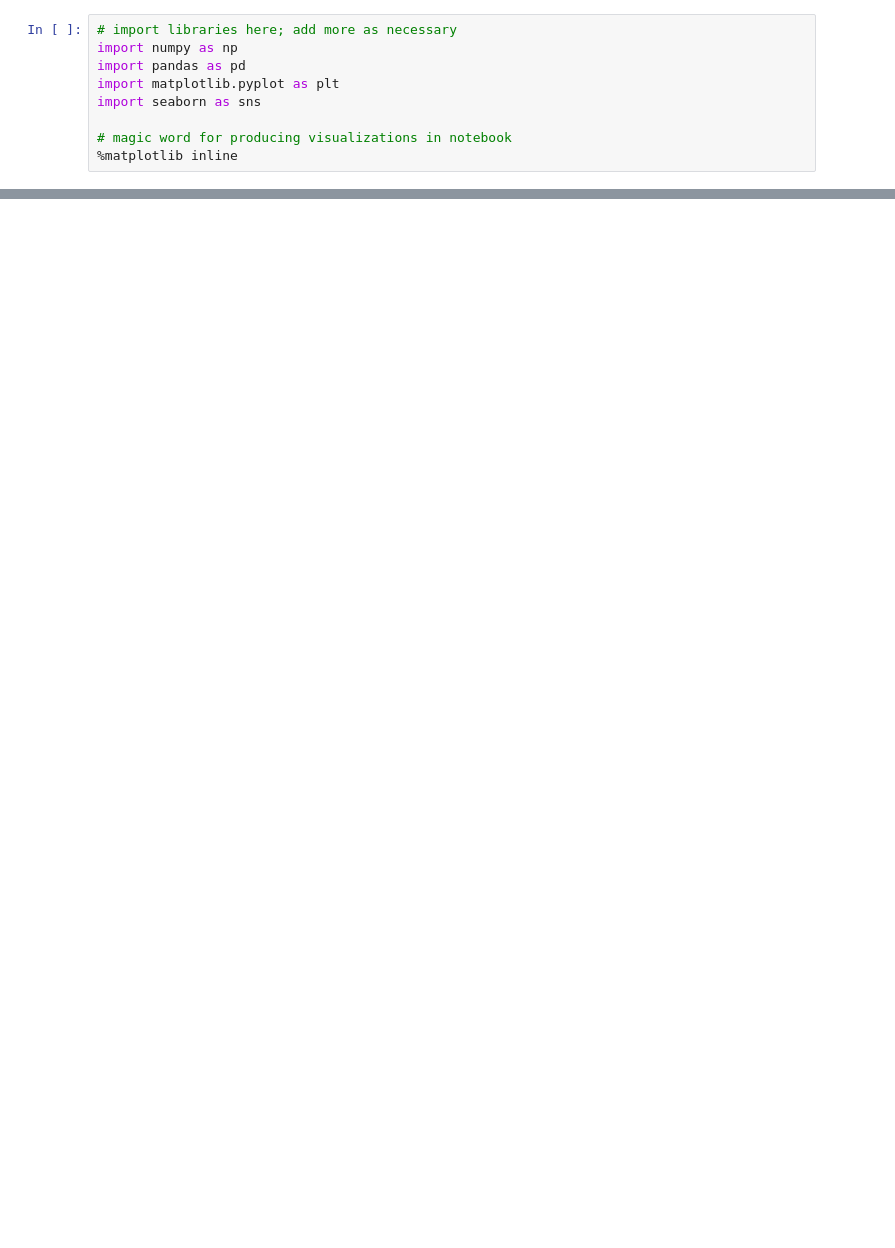
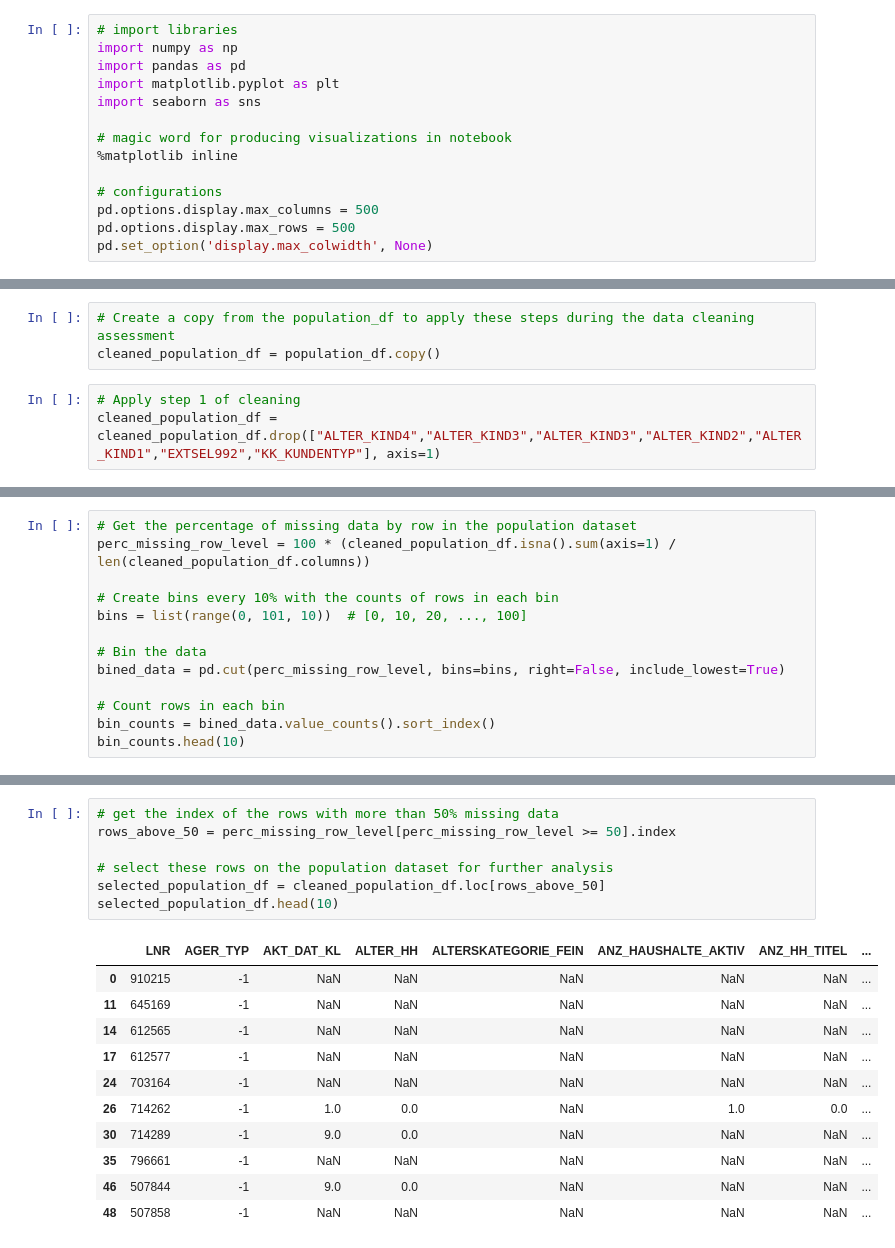
Before and after one commit to bruno-f7s/portfolio, a Jupyter notebook: arvarto-customer-segmentation/customer-segmentation-report.ipynb, the cells around one changed output, grey strips where cells are left out. Drawn from its saved outputs; the diff is of its cells as text; blank space fills up the shorter version.

Commit message:
update the notebook with data cleaning steps

```diff
--- a/arvarto-customer-segmentation/customer-segmentation-report.ipynb
+++ b/arvarto-customer-segmentation/customer-segmentation-report.ipynb
@@ -8,5 +9,5 @@ The project is divided into __two main parts__:
 # %%
-# import libraries here; add more as necessary
+# import libraries
 import numpy as np
 import pandas as pd
 import matplotlib.pyplot as plt
@@ -14,4 +15,9 @@ import seaborn as sns
 
 # magic word for producing visualizations in notebook
 %matplotlib inline
+
+# configurations
+pd.options.display.max_columns = 500
+pd.options.display.max_rows = 500
+pd.set_option('display.max_colwidth', None)
 # %% [markdown]
@@ -37,0 +161,6 @@ population_df = pd.read_csv('data\\Udacity_AZDIAS_052018.csv', sep=';', low_memo
+# %%
+# Create a copy from the population_df to apply these steps during the data cleaning assessment
+cleaned_population_df = population_df.copy()
+# %%
+# Apply step 1 of cleaning
+cleaned_population_df = cleaned_population_df.drop(["ALTER_KIND4","ALTER_KIND3","ALTER_KIND3","ALTER_KIND2","ALTER_KIND1","EXTSEL992","KK_KUNDENTYP"], axis=1)
@@ -37,0 +169,13 @@ population_df = pd.read_csv('data\\Udacity_AZDIAS_052018.csv', sep=';', low_memo
+# %%
+# Get the percentage of missing data by row in the population dataset
+perc_missing_row_level = 100 * (cleaned_population_df.isna().sum(axis=1) / len(cleaned_population_df.columns))
+
+# Create bins every 10% with the counts of rows in each bin
+bins = list(range(0, 101, 10))  # [0, 10, 20, ..., 100]
+
+# Bin the data
+bined_data = pd.cut(perc_missing_row_level, bins=bins, right=False, include_lowest=True)
+
+# Count rows in each bin
+bin_counts = bined_data.value_counts().sort_index()
+bin_counts.head(10)
@@ -37,0 +194,19 @@ population_df = pd.read_csv('data\\Udacity_AZDIAS_052018.csv', sep=';', low_memo
+# %%
+# get the index of the rows with more than 50% missing data
+rows_above_50 = perc_missing_row_level[perc_missing_row_level >= 50].index
+
+# select these rows on the population dataset for further analysis
+selected_population_df = cleaned_population_df.loc[rows_above_50]
+selected_population_df.head(10)
+# %% [output]
+|  | LNR | AGER_TYP | AKT_DAT_KL | ALTER_HH | ALTERSKATEGORIE_FEIN | ANZ_HAUSHALTE_AKTIV | ANZ_HH_TITEL | ... |
+| 0 | 910215 | -1 | NaN | NaN | NaN | NaN | NaN | ... |
+| 11 | 645169 | -1 | NaN | NaN | NaN | NaN | NaN | ... |
+| 14 | 612565 | -1 | NaN | NaN | NaN | NaN | NaN | ... |
+| 17 | 612577 | -1 | NaN | NaN | NaN | NaN | NaN | ... |
+| 24 | 703164 | -1 | NaN | NaN | NaN | NaN | NaN | ... |
+| 26 | 714262 | -1 | 1.0 | 0.0 | NaN | 1.0 | 0.0 | ... |
+| 30 | 714289 | -1 | 9.0 | 0.0 | NaN | NaN | NaN | ... |
+| 35 | 796661 | -1 | NaN | NaN | NaN | NaN | NaN | ... |
+| 46 | 507844 | -1 | 9.0 | 0.0 | NaN | NaN | NaN | ... |
+| 48 | 507858 | -1 | NaN | NaN | NaN | NaN | NaN | ... |
```
Also changed, not shown: parts of 57 cells of this notebook.
